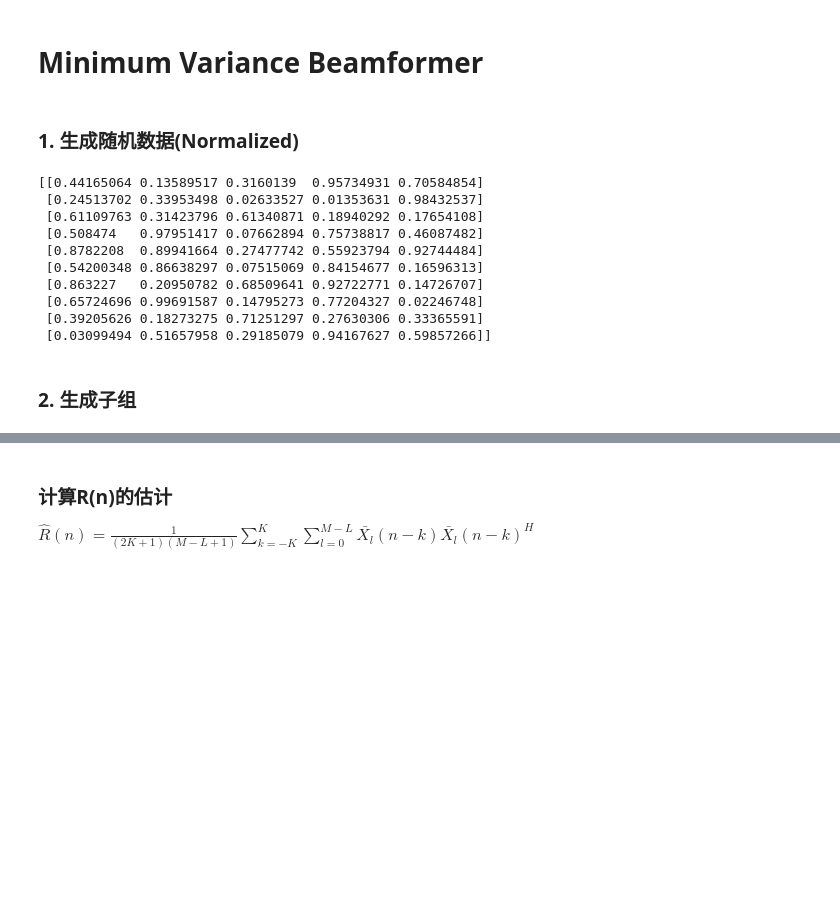
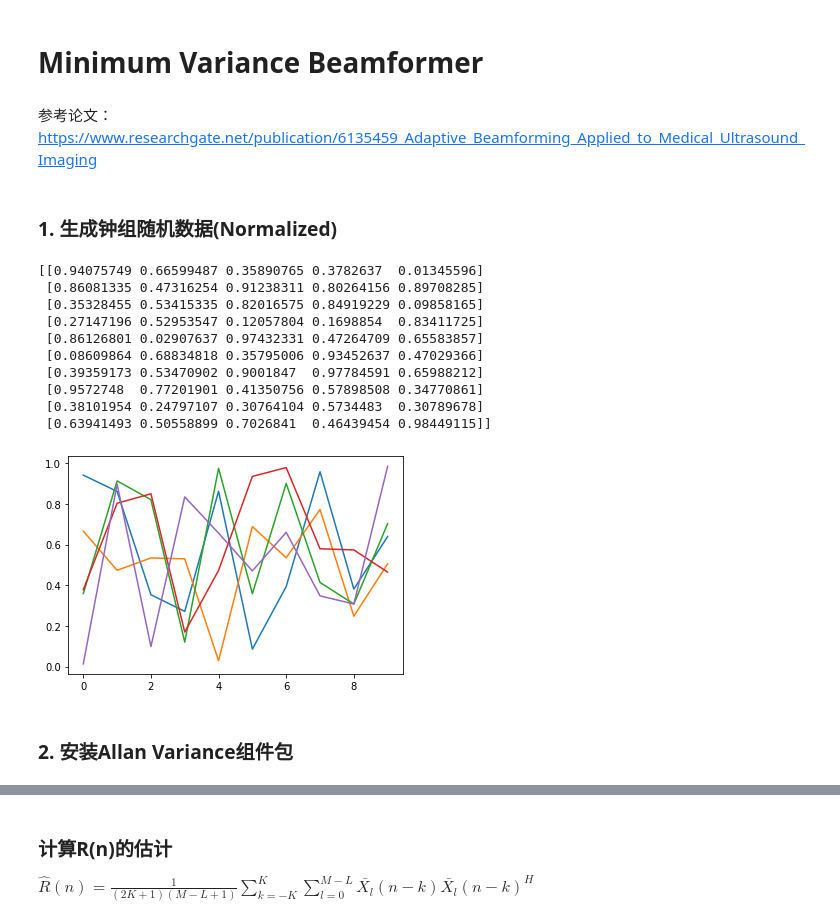
Before and after one commit to mochiliu3000/beamformer, a Jupyter notebook: Minimum Variance Beamformer.ipynb, the cells around one changed output, grey strips where cells are left out. Saved outputs shown, nothing was run; the diff lists cells and outputs as text; code cells hidden in the pictures; blank space fills up the shorter version.

```diff
--- a/Minimum Variance Beamformer.ipynb
+++ b/Minimum Variance Beamformer.ipynb
@@ -1,22 +1,33 @@
 # %% [markdown]
 # Minimum Variance Beamformer
+# %% [markdown]
+参考论文：https://www.researchgate.net/publication/6135459_Adaptive_Beamforming_Applied_to_Medical_Ultrasound_Imaging
 # %% [markdown]
-### 1. 生成随机数据(Normalized)
+### 1. 生成钟组随机数据(Normalized)
-# %%
-%matplotlib inline
-import numpy as np
-test_data = np.random.rand(10,5)
-print(test_data)
-# %% [output]
-[[0.44165064 0.13589517 0.3160139  0.95734931 0.70584854]
- [0.24513702 0.33953498 0.02633527 0.01353631 0.98432537]
- [0.61109763 0.31423796 0.61340871 0.18940292 0.17654108]
- [0.508474   0.97951417 0.07662894 0.75738817 0.46087482]
- [0.8782208  0.89941664 0.27477742 0.55923794 0.92744484]
- [0.54200348 0.86638297 0.07515069 0.84154677 0.16596313]
- [0.863227   0.20950782 0.68509641 0.92722771 0.14726707]
- [0.65724696 0.99691587 0.14795273 0.77204327 0.02246748]
- [0.39205626 0.18273275 0.71251297 0.27630306 0.33365591]
- [0.03099494 0.51657958 0.29185079 0.94167627 0.59857266]]
+# %%
+import numpy as np
+import matplotlib.pyplot as plt
+%matplotlib inline
+
+sample_size = 10
+clock_size = 5
+test_data = np.random.rand(sample_size, clock_size)
+# %%
+print(test_data)
+fig = plt.figure(facecolor='white')
+plt.plot(test_data)
+plt.show()
+# %% [output]
+[[0.94075749 0.66599487 0.35890765 0.3782637  0.01345596]
+ [0.86081335 0.47316254 0.91238311 0.80264156 0.89708285]
+ [0.35328455 0.53415335 0.82016575 0.84919229 0.09858165]
+ [0.27147196 0.52953547 0.12057804 0.1698854  0.83411725]
+ [0.86126801 0.02907637 0.97432331 0.47264709 0.65583857]
+ [0.08609864 0.68834818 0.35795006 0.93452637 0.47029366]
+ [0.39359173 0.53470902 0.9001847  0.97784591 0.65988212]
+ [0.9572748  0.77201901 0.41350756 0.57898508 0.34770861]
+ [0.38101954 0.24797107 0.30764104 0.5734483  0.30789678]
+ [0.63941493 0.50558899 0.7026841  0.46439454 0.98449115]]
+[figure, added]
 # %% [markdown]
-### 2. 生成子组
+### 2. 安装Allan Variance组件包
```
Also changed, not shown: parts of 6 cells of this notebook.
